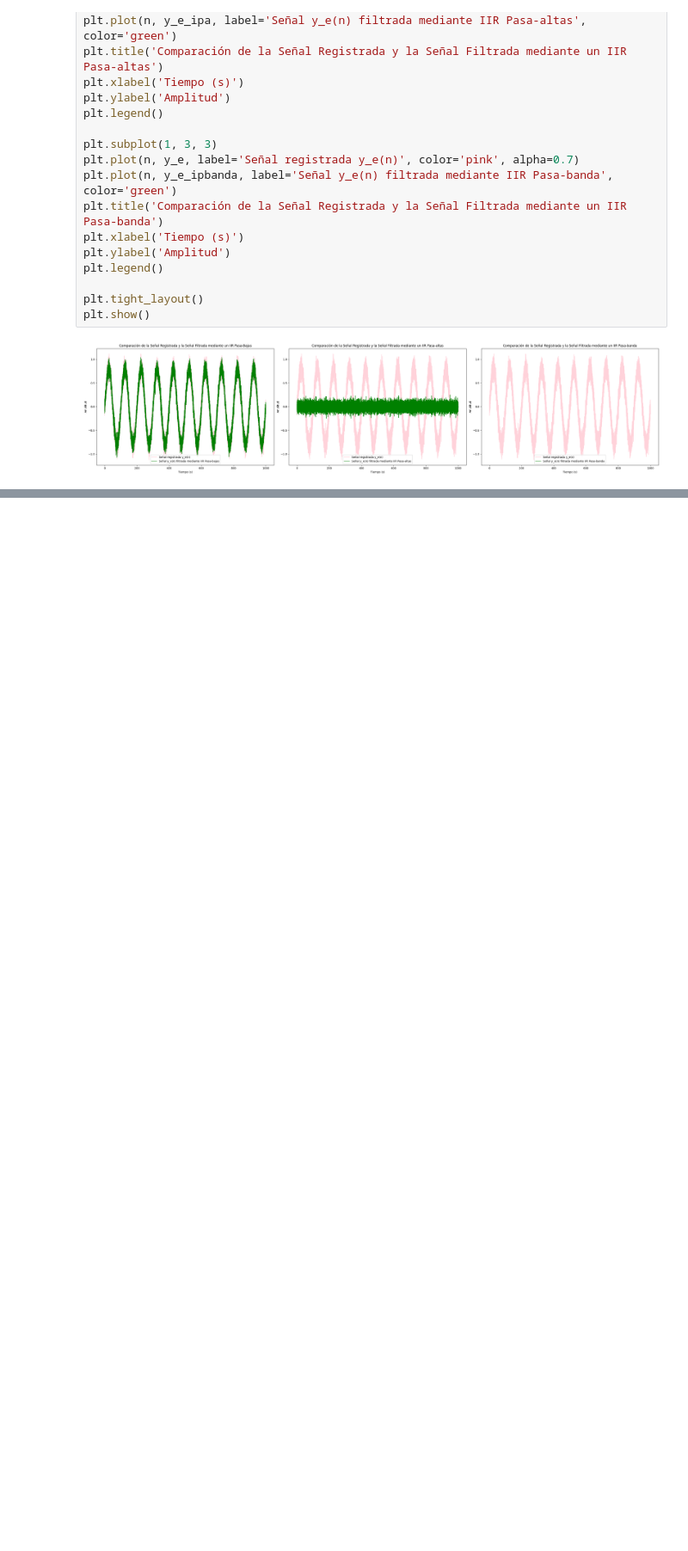
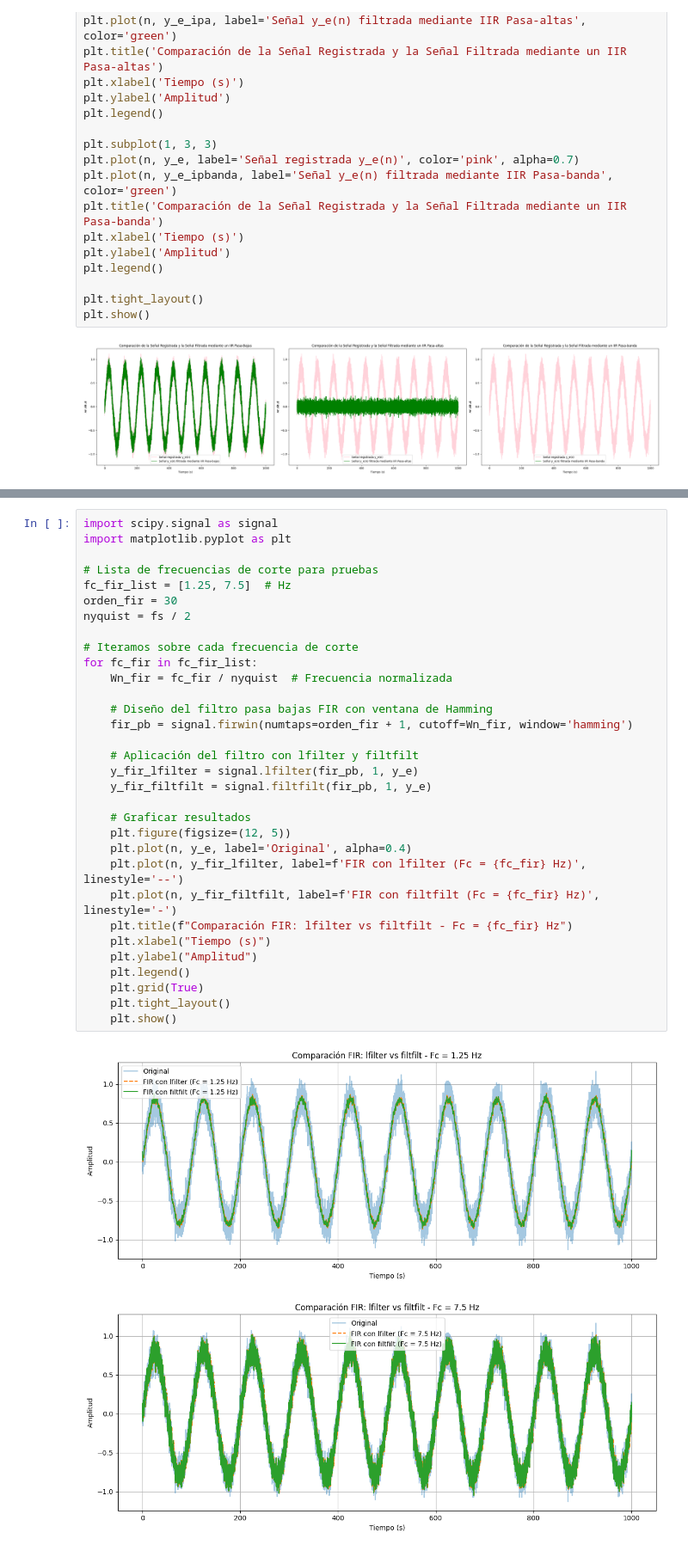
Before and after one commit to LisethTiria/Biosenales-2025-1, a Jupyter notebook: Practica6/FiltrosDigitales.ipynb, the cells around one changed output, grey strips where cells are left out. Shown at 86% size. Cells and saved outputs as stored; diff of their text form; blank space fills up the shorter version.

```diff
--- a/Practica6/FiltrosDigitales.ipynb
+++ b/Practica6/FiltrosDigitales.ipynb
@@ -296,0 +304,35 @@ plt.show()
+# %%
+import scipy.signal as signal
+import matplotlib.pyplot as plt
+
+# Lista de frecuencias de corte para pruebas
+fc_fir_list = [1.25, 7.5]  # Hz
+orden_fir = 30
+nyquist = fs / 2
+
+# Iteramos sobre cada frecuencia de corte
+for fc_fir in fc_fir_list:
+    Wn_fir = fc_fir / nyquist  # Frecuencia normalizada
+
+    # Diseño del filtro pasa bajas FIR con ventana de Hamming
+    fir_pb = signal.firwin(numtaps=orden_fir + 1, cutoff=Wn_fir, window='hamming')
+
+    # Aplicación del filtro con lfilter y filtfilt
+    y_fir_lfilter = signal.lfilter(fir_pb, 1, y_e)
+    y_fir_filtfilt = signal.filtfilt(fir_pb, 1, y_e)
+
+    # Graficar resultados
+    plt.figure(figsize=(12, 5))
+    plt.plot(n, y_e, label='Original', alpha=0.4)
+    plt.plot(n, y_fir_lfilter, label=f'FIR con lfilter (Fc = {fc_fir} Hz)', linestyle='--')
+    plt.plot(n, y_fir_filtfilt, label=f'FIR con filtfilt (Fc = {fc_fir} Hz)', linestyle='-')
+    plt.title(f"Comparación FIR: lfilter vs filtfilt - Fc = {fc_fir} Hz")
+    plt.xlabel("Tiempo (s)")
+    plt.ylabel("Amplitud")
+    plt.legend()
+    plt.grid(True)
+    plt.tight_layout()
+    plt.show()
+# %% [output]
+[figure, added]
+[figure, added]
```
Also changed, not shown: parts of 14 cells of this notebook.
